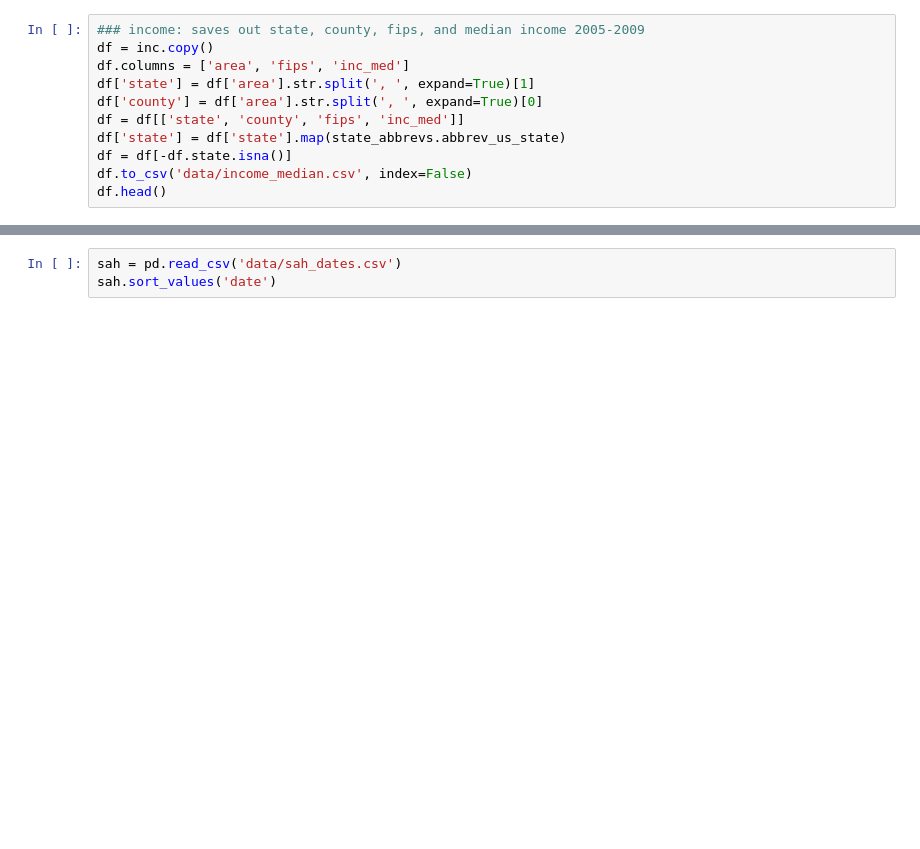
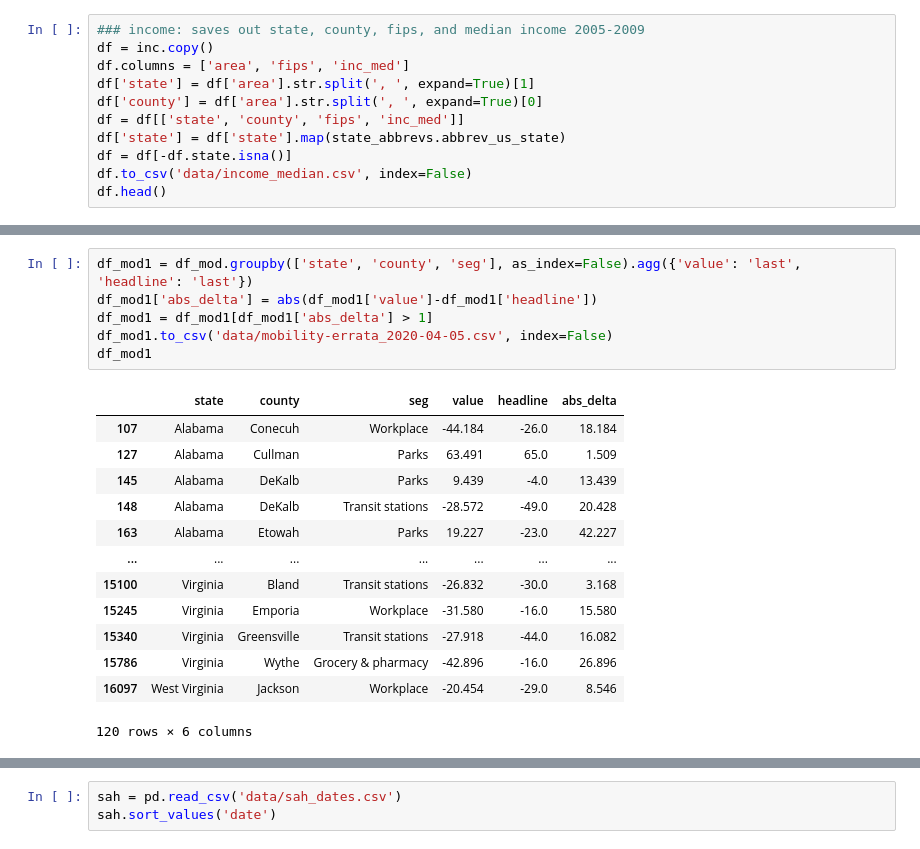
Before and after one commit to jwhendy/covid19, a Jupyter notebook: data_processing.ipynb, the cells around one changed output, grey strips where cells are left out. Cells and saved outputs as stored; diff of their text form; blank space fills up the shorter version.

```diff
--- a/data_processing.ipynb
+++ b/data_processing.ipynb
@@ -176,0 +168,20 @@ df.head()
+# %%
+df_mod1 = df_mod.groupby(['state', 'county', 'seg'], as_index=False).agg({'value': 'last', 'headline': 'last'})
+df_mod1['abs_delta'] = abs(df_mod1['value']-df_mod1['headline'])
+df_mod1 = df_mod1[df_mod1['abs_delta'] > 1]
+df_mod1.to_csv('data/mobility-errata_2020-04-05.csv', index=False)
+df_mod1
+# %% [output]
+|  | state | county | seg | value | headline | abs_delta |
+| 107 | Alabama | Conecuh | Workplace | -44.184 | -26.0 | 18.184 |
+| 127 | Alabama | Cullman | Parks | 63.491 | 65.0 | 1.509 |
+| 145 | Alabama | DeKalb | Parks | 9.439 | -4.0 | 13.439 |
+| 148 | Alabama | DeKalb | Transit stations | -28.572 | -49.0 | 20.428 |
+| 163 | Alabama | Etowah | Parks | 19.227 | -23.0 | 42.227 |
+| ... | ... | ... | ... | ... | ... | ... |
+| 15100 | Virginia | Bland | Transit stations | -26.832 | -30.0 | 3.168 |
+| 15245 | Virginia | Emporia | Workplace | -31.580 | -16.0 | 15.580 |
+| 15340 | Virginia | Greensville | Transit stations | -27.918 | -44.0 | 16.082 |
+| 15786 | Virginia | Wythe | Grocery & pharmacy | -42.896 | -16.0 | 26.896 |
+| 16097 | West Virginia | Jackson | Workplace | -20.454 | -29.0 | 8.546 |
+120 rows × 6 columns
```
Also changed, not shown: parts of 11 cells of this notebook, 8 other files.
